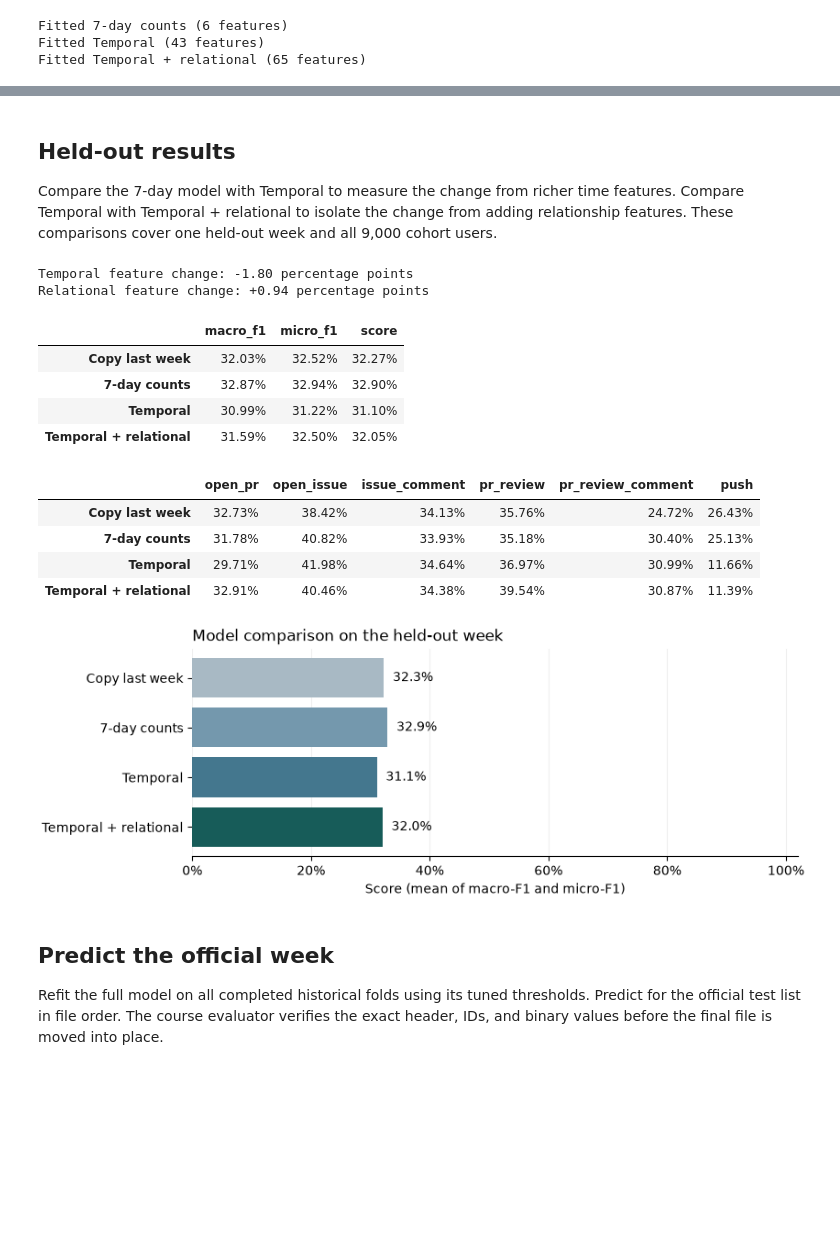
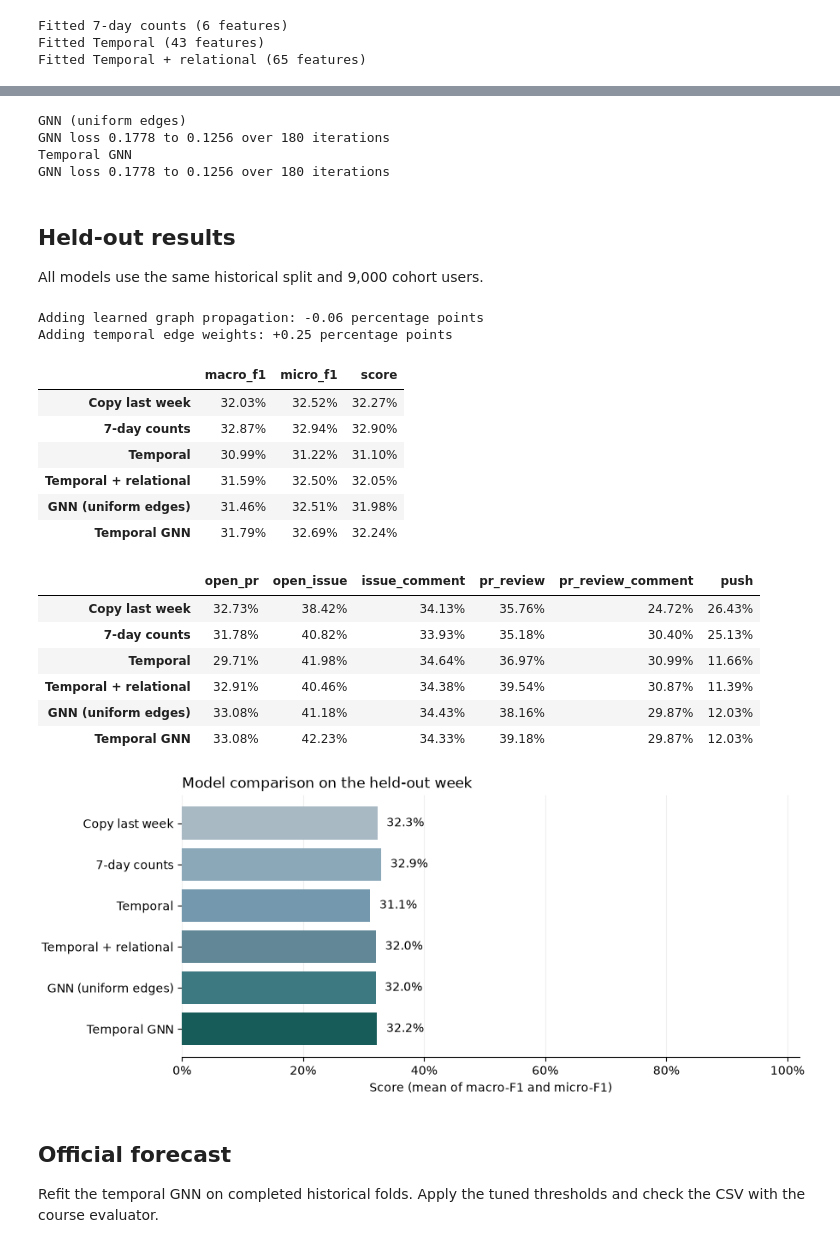
Before and after one commit to jesusito-20/Assignment-2, a Jupyter notebook: train_activity.ipynb, the cells around one changed output, grey strips where cells are left out. Cells and saved outputs as stored; diff of their text form; code cells hidden in the pictures; blank space fills up the shorter version.

```diff
--- a/train_activity.ipynb
+++ b/train_activity.ipynb
@@ -139,6 +137,8 @@ columns = {
 }
 tables = {}
 for name, fields in columns.items():
+    foreign_keys = [key for key in TABLES[name]['fks'] if key != 'merged_by_id']
+    fields = list(dict.fromkeys([*fields, TABLES[name]['pk'], *foreign_keys]))
     table = pd.read_parquet(DATA / "db" / f"{name}.parquet", columns=fields)
     for field in {"first_seen_at", "created_at", "submitted_at"}.intersection(fields):
         table[field] = pd.to_datetime(table[field], utc=True)
@@ -512,7 +718,26 @@ Fitted Temporal + relational (65 features)
+# %%
+gnn_specs = {"GNN (uniform edges)": False, "Temporal GNN": True}
+for name, use_decay in gnn_specs.items():
+    print(name)
+    gnn = fit_gnn(
+        [historical_graphs[i] for i in train_indices],
+        [feature_weeks[i] for i in train_indices],
+        [label_weeks[i] for i in train_indices],
+        use_decay,
+    )
+    tuning_probabilities = predict_gnn(gnn, historical_graphs[tune_index], tuning_features)
+    thresholds_by_model[name] = tune_thresholds(tuning_probabilities, tuning_labels)
+    held_out_probabilities = predict_gnn(gnn, historical_graphs[held_out_index], held_out_features)
+    held_out_predictions[name] = classify(held_out_probabilities, thresholds_by_model[name])
+# %% [output]
+GNN (uniform edges)
+GNN loss 0.1778 to 0.1256 over 180 iterations
+Temporal GNN
+GNN loss 0.1778 to 0.1256 over 180 iterations
 # %% [markdown]
 ## Held-out results
 
-Compare the 7-day model with Temporal to measure the change from richer time features. Compare Temporal with Temporal + relational to isolate the change from adding relationship features. These comparisons cover one held-out week and all 9,000 cohort users.
+All models use the same historical split and 9,000 cohort users.
 # %%
 held_out_scores = {
     name: scores(as_submission(predicted), held_out_truth)
@@ -535,47 +760,51 @@ if 0 < len(observed_events) < len(EVENT_COLS):
     }, name="Score on activities with held-out positives")
     display(observed_only.to_frame().style.format("{:.2%}"))
 
-time_delta = 100 * (metrics.loc["Temporal", "score"] - metrics.loc["7-day counts", "score"])
-relationship_delta = 100 * (metrics.loc["Temporal + relational", "score"] - metrics.loc["Temporal", "score"])
-print(f"Temporal feature change: {time_delta:+.2f} percentage points")
-print(f"Relational feature change: {relationship_delta:+.2f} percentage points")
+graph_delta = 100 * (metrics.loc["GNN (uniform edges)", "score"] - metrics.loc["Temporal + relational", "score"])
+decay_delta = 100 * (metrics.loc["Temporal GNN", "score"] - metrics.loc["GNN (uniform edges)", "score"])
+print(f"Adding learned graph propagation: {graph_delta:+.2f} percentage points")
+print(f"Adding temporal edge weights: {decay_delta:+.2f} percentage points")
 
-fig, ax = plt.subplots(figsize=(8.4, 3.0), layout="constrained")
+fig, ax = plt.subplots(figsize=(9.0, 3.8), layout="constrained")
 positions = np.arange(len(metrics))
-ax.barh(positions, metrics["score"], color=["#a8b9c4", "#7498ad", "#44778e", "#175c59"])
+ax.barh(positions, metrics["score"], color=["#a8b9c4", "#8ba8b9", "#7498ad", "#628897", "#3c7980", "#175c59"])
 ax.set_yticks(positions, metrics.index)
 ax.invert_yaxis()
 ax.set_xlim(0, 1.02)
 ax.xaxis.set_major_formatter(PercentFormatter(1))
 ax.set_xlabel("Score (mean of macro-F1 and micro-F1)")
 ax.set_title("Model comparison on the held-out week", loc="left")
 for i, score in enumerate(metrics["score"]):
     ax.text(score + 0.015, i, f"{score:.1%}", va="center")
 ax.spines[["top", "right", "left"]].set_visible(False)
 ax.grid(axis="x", alpha=0.2)
 ax.set_axisbelow(True)
 fig.savefig(RESULTS / "held_out_scores.svg")
 plt.show()
 
 metrics.to_csv(RESULTS / "held_out_metrics.csv", index_label="Model")
 per_activity.to_csv(RESULTS / "held_out_per_activity.csv", index_label="Model")
 folds.to_csv(RESULTS / "historical_windows.csv", index=False)
 # %% [output]
-Temporal feature change: -1.80 percentage points
-Relational feature change: +0.94 percentage points
+Adding learned graph propagation: -0.06 percentage points
+Adding temporal edge weights: +0.25 percentage points
 |  | macro_f1 | micro_f1 | score |
 | Copy last week | 32.03% | 32.52% | 32.27% |
 | 7-day counts | 32.87% | 32.94% | 32.90% |
 | Temporal | 30.99% | 31.22% | 31.10% |
 | Temporal + relational | 31.59% | 32.50% | 32.05% |
+| GNN (uniform edges) | 31.46% | 32.51% | 31.98% |
+| Temporal GNN | 31.79% | 32.69% | 32.24% |
 |  | open_pr | open_issue | issue_comment | pr_review | pr_review_comment | push |
 | Copy last week | 32.73% | 38.42% | 34.13% | 35.76% | 24.72% | 26.43% |
 | 7-day counts | 31.78% | 40.82% | 33.93% | 35.18% | 30.40% | 25.13% |
 | Temporal | 29.71% | 41.98% | 34.64% | 36.97% | 30.99% | 11.66% |
 | Temporal + relational | 32.91% | 40.46% | 34.38% | 39.54% | 30.87% | 11.39% |
+| GNN (uniform edges) | 33.08% | 41.18% | 34.43% | 38.16% | 29.87% | 12.03% |
+| Temporal GNN | 33.08% | 42.23% | 34.33% | 39.18% | 29.87% | 12.03% |
-[figure, old version]
+[figure, new version]
 # %% [markdown]
-## Predict the official week
+## Official forecast
 
-Refit the full model on all completed historical folds using its tuned thresholds. Predict for the official test list in file order. The course evaluator verifies the exact header, IDs, and binary values before the final file is moved into place.
+Refit the temporal GNN on completed historical folds. Apply the tuned thresholds and check the CSV with the course evaluator.
 # %%
```
Also changed, not shown: parts of 17 cells of this notebook.
